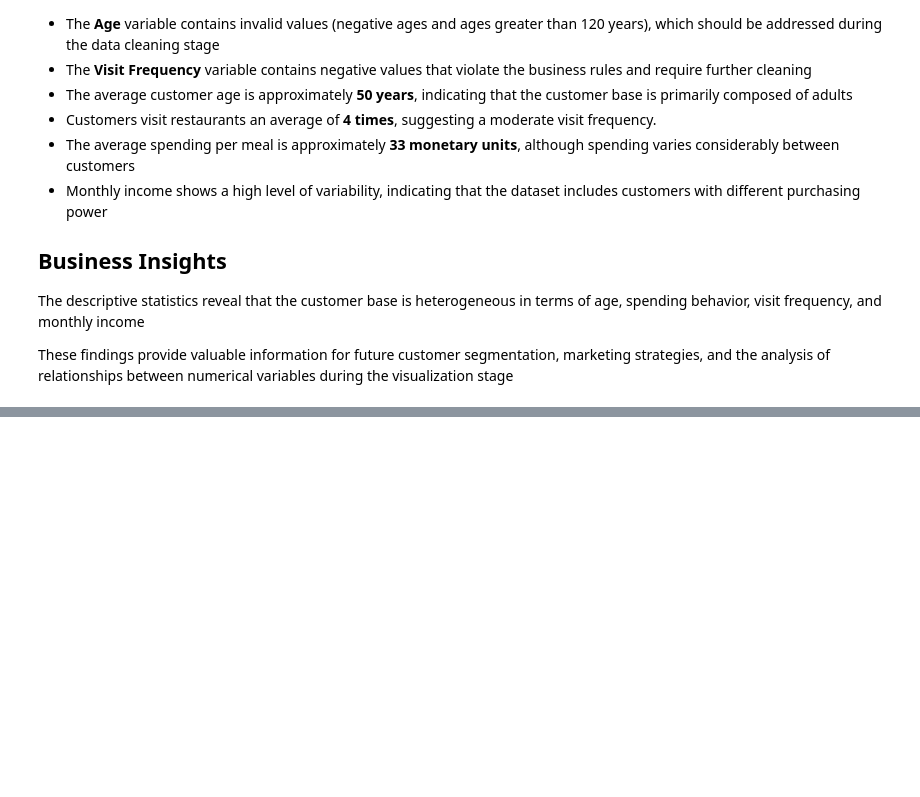
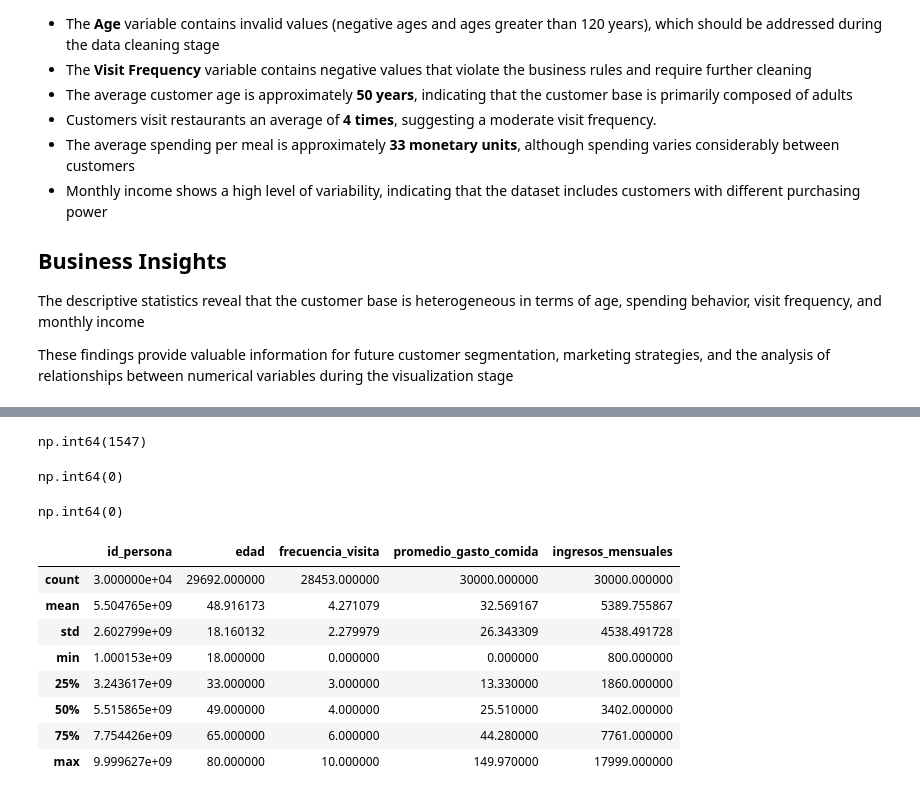
Before and after one commit to Dcuastumal/restaurant-customer-analysis, a Jupyter notebook: notebooks/exploratory_data_analysis.ipynb, the cells around one changed output, grey strips where cells are left out. Drawn from its saved outputs; the diff is of its cells as text; code cells hidden in the pictures; blank space fills up the shorter version.

Commit message:
Complete data cleaning process

```diff
--- a/notebooks/exploratory_data_analysis.ipynb
+++ b/notebooks/exploratory_data_analysis.ipynb
@@ -374,0 +396,2 @@ These findings provide valuable information for future customer segmentation, ma
+# %%
+customers_clean_df = customers_df.copy()
@@ -374,0 +431,34 @@ These findings provide valuable information for future customer segmentation, ma
+# %%
+customers_clean_df["frecuencia_visita"].isnull().sum()
+# %% [output]
+np.int64(1547)
+# %%
+customers_clean_df["promedio_gasto_comida"] = (
+    customers_clean_df["promedio_gasto_comida"].fillna(
+        customers_clean_df["promedio_gasto_comida"].median()
+    )
+)
+# %%
+customers_clean_df["promedio_gasto_comida"].isnull().sum()
+# %% [output]
+np.int64(0)
+# %%
+customers_clean_df["preferencias_alimenticias"] = (
+    customers_clean_df["preferencias_alimenticias"].fillna("Unknown")
+)
+# %%
+customers_clean_df["preferencias_alimenticias"].isnull().sum()
+# %% [output]
+np.int64(0)
+# %%
+customers_clean_df.describe()
+# %% [output]
+|  | id_persona | edad | frecuencia_visita | promedio_gasto_comida | ingresos_mensuales |
+| count | 3.000000e+04 | 29692.000000 | 28453.000000 | 30000.000000 | 30000.000000 |
+| mean | 5.504765e+09 | 48.916173 | 4.271079 | 32.569167 | 5389.755867 |
+| std | 2.602799e+09 | 18.160132 | 2.279979 | 26.343309 | 4538.491728 |
+| min | 1.000153e+09 | 18.000000 | 0.000000 | 0.000000 | 800.000000 |
+| 25% | 3.243617e+09 | 33.000000 | 3.000000 | 13.330000 | 1860.000000 |
+| 50% | 5.515865e+09 | 49.000000 | 4.000000 | 25.510000 | 3402.000000 |
+| 75% | 7.754426e+09 | 65.000000 | 6.000000 | 44.280000 | 7761.000000 |
+| max | 9.999627e+09 | 80.000000 | 10.000000 | 149.970000 | 17999.000000 |
```
Also changed, not shown: parts of 9 cells of this notebook, 1 other file.
